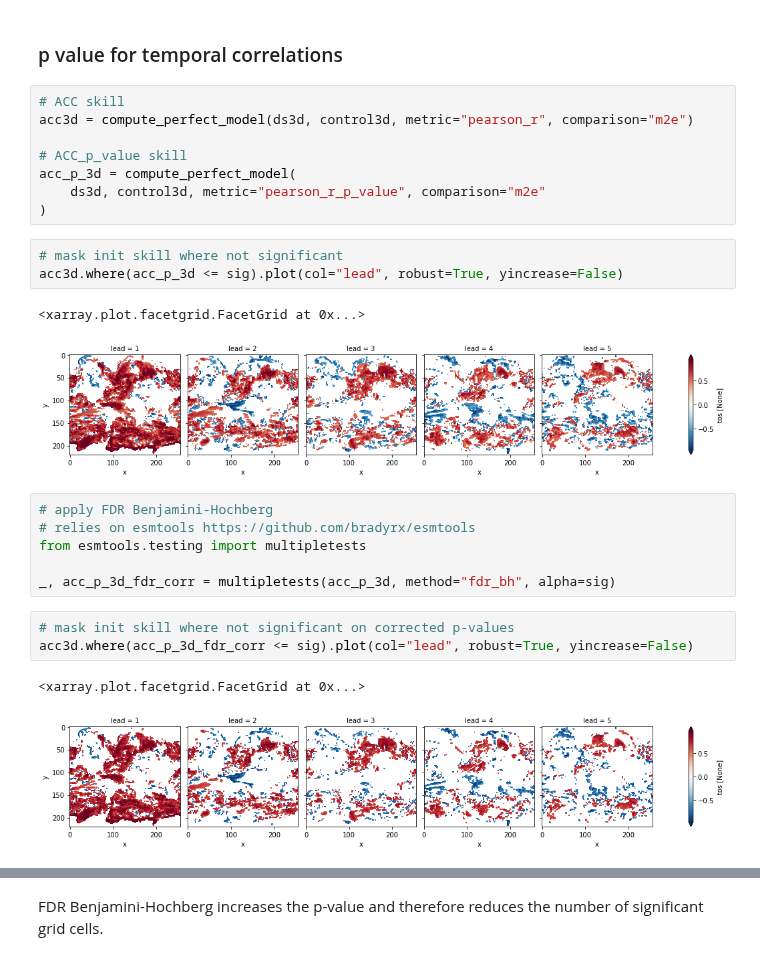
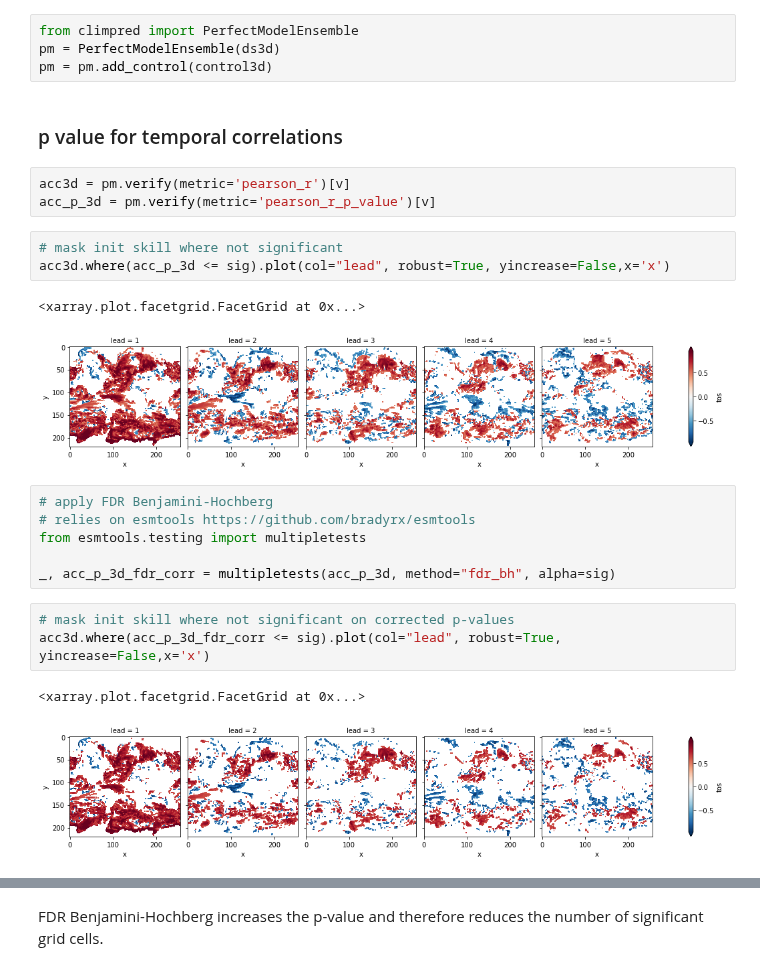
Before and after one commit to pangeo-data/climpred, a Jupyter notebook: docs/source/examples/decadal/Significance.ipynb, the cells around one changed output, grey strips where cells are left out. Drawn from its saved outputs; the diff is of its cells as text.

```diff
--- a/docs/source/examples/decadal/Significance.ipynb
+++ b/docs/source/examples/decadal/Significance.ipynb
@@ -160,22 +144,21 @@ v = "tos"
 ds3d = load_dataset("MPI-PM-DP-3D")[v]
 ds3d.lead.attrs["unit"] = "years"
 control3d = load_dataset("MPI-control-3D")[v]
+# %%
+from climpred import PerfectModelEnsemble
+pm = PerfectModelEnsemble(ds3d)
+pm = pm.add_control(control3d)
 # %% [markdown]
 ### p value for temporal correlations
-# %%
-# ACC skill
-acc3d = compute_perfect_model(ds3d, control3d, metric="pearson_r", comparison="m2e")
-
-# ACC_p_value skill
-acc_p_3d = compute_perfect_model(
-    ds3d, control3d, metric="pearson_r_p_value", comparison="m2e"
-)
+# %%
+acc3d = pm.verify(metric='pearson_r')[v]
+acc_p_3d = pm.verify(metric='pearson_r_p_value')[v]
 # %%
 # mask init skill where not significant
-acc3d.where(acc_p_3d <= sig).plot(col="lead", robust=True, yincrease=False)
+acc3d.where(acc_p_3d <= sig).plot(col="lead", robust=True, yincrease=False,x='x')
 # %% [output]
 <xarray.plot.facetgrid.FacetGrid at 0x...>
-[figure, old version]
+[figure, new version]
 # %%
 # apply FDR Benjamini-Hochberg
 # relies on esmtools https://github.com/bradyrx/esmtools
@@ -184,9 +167,9 @@ from esmtools.testing import multipletests
 _, acc_p_3d_fdr_corr = multipletests(acc_p_3d, method="fdr_bh", alpha=sig)
 # %%
 # mask init skill where not significant on corrected p-values
-acc3d.where(acc_p_3d_fdr_corr <= sig).plot(col="lead", robust=True, yincrease=False)
+acc3d.where(acc_p_3d_fdr_corr <= sig).plot(col="lead", robust=True, yincrease=False,x='x')
 # %% [output]
 <xarray.plot.facetgrid.FacetGrid at 0x...>
-[figure, old version]
+[figure, new version]
 # %%
 # difference due to FDR Benjamini-Hochberg
```
Also changed, not shown: parts of 21 cells of this notebook, 11 other files.
